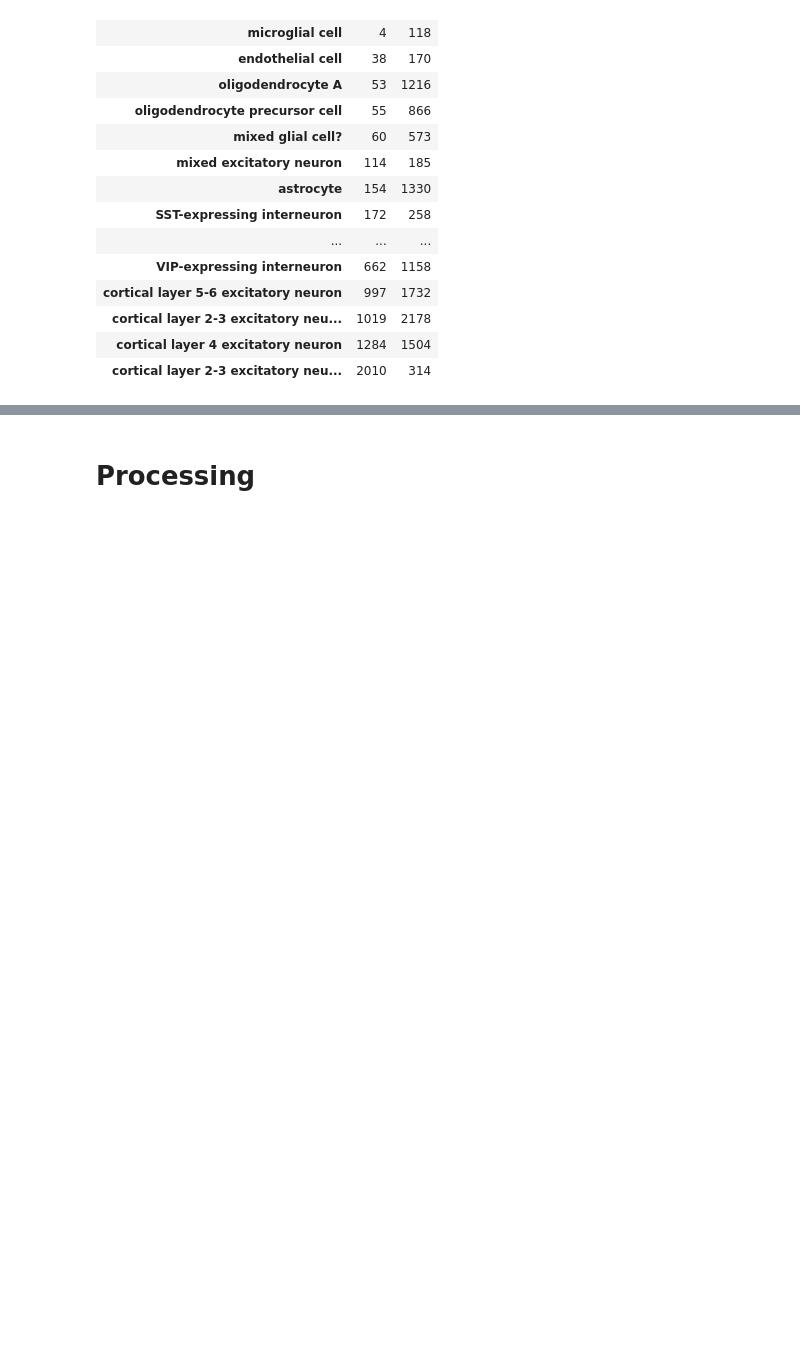
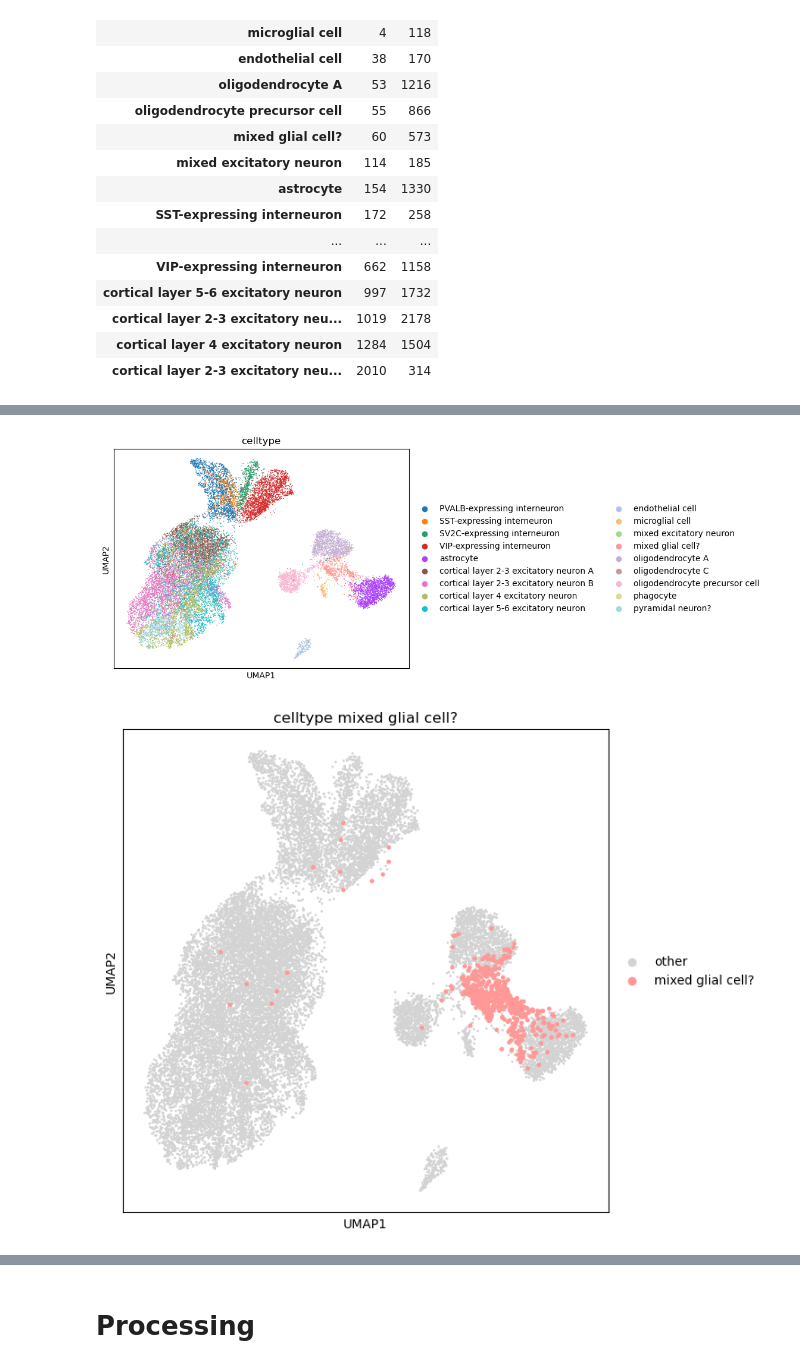
Before and after one commit to SelinaErnst/ClinicalBioinformatics_scGPT_annot_prj, a Jupyter notebook: experiment03-scGPT/scripts/01_ms_dataset.ipynb, the cells around one changed output, grey strips where cells are left out. Drawn from its saved outputs; the diff is of its cells as text; code cells hidden in the pictures; blank space fills up the shorter version.

```diff
--- a/experiment03-scGPT/scripts/01_ms_dataset.ipynb
+++ b/experiment03-scGPT/scripts/01_ms_dataset.ipynb
@@ -212 +211,7 @@ plt.close()
+# %%
+sc.pl.umap(adata_combined, color=["celltype"])
+myutils.select_celltype(adata_combined, 'mixed glial cell?')
+# %% [output]
+[figure, added]
+[figure, added]
 # %%
```
Also changed, not shown: parts of 3 cells of this notebook, 9 other files.
